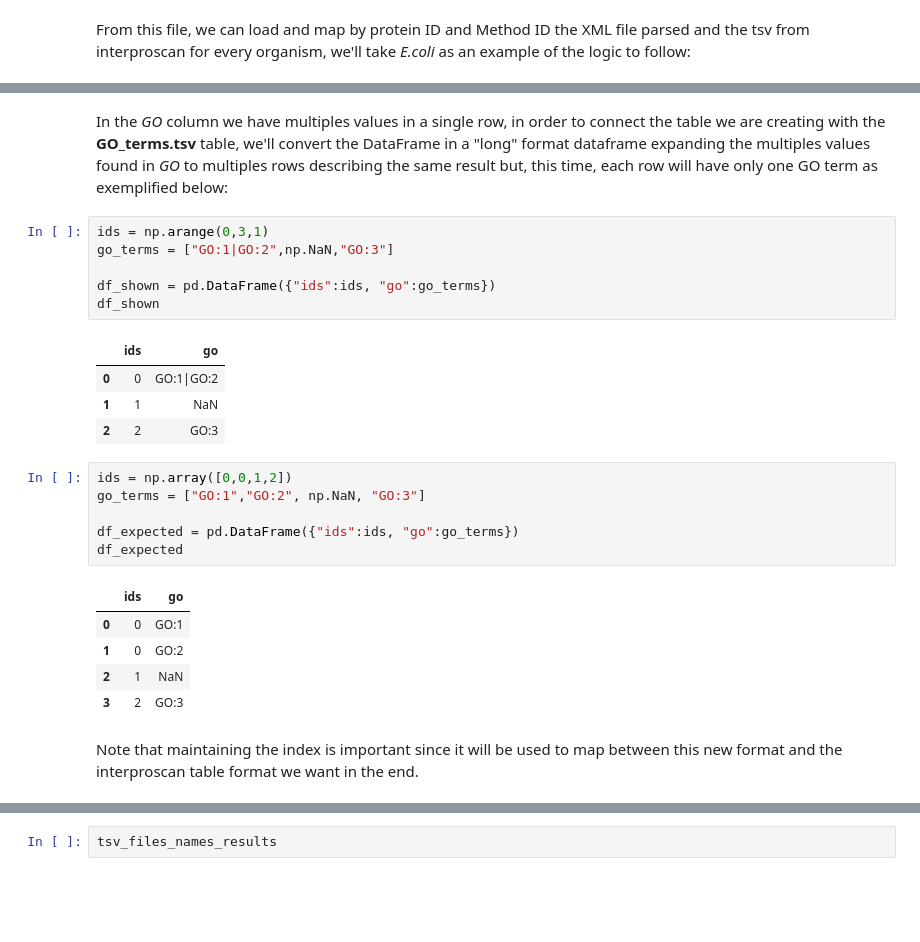
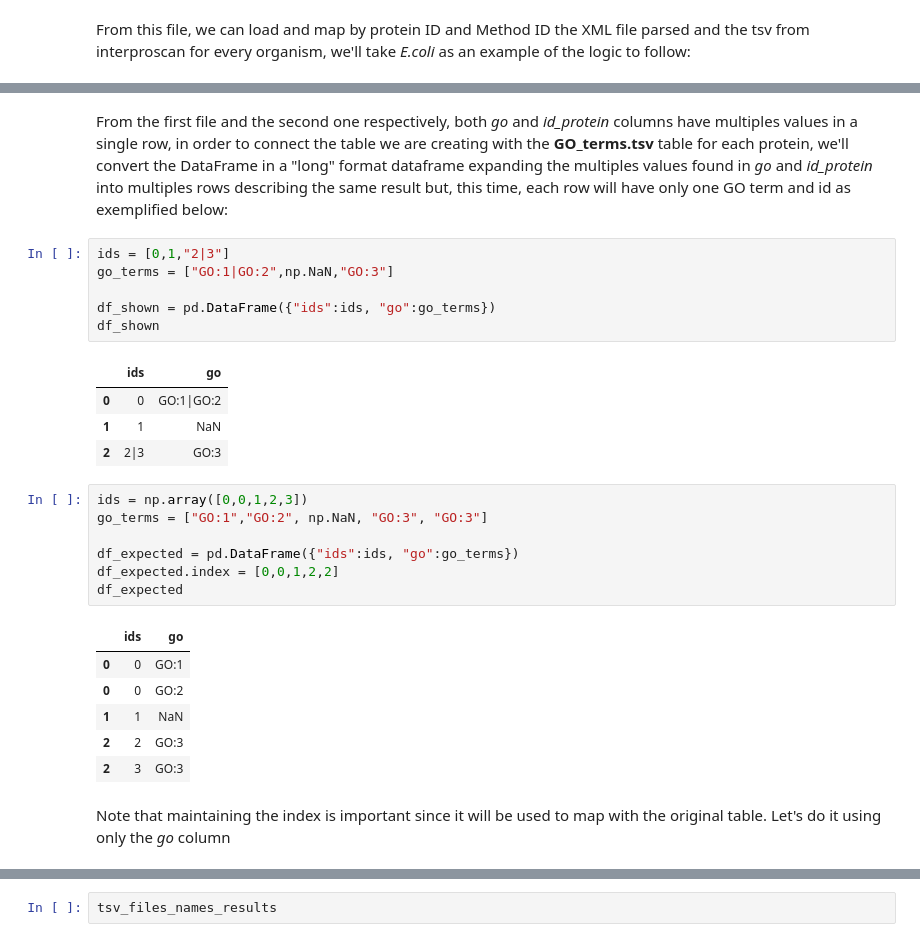
Before and after one commit to Luis-Alat/Functional-Protein-Exploration, a Jupyter notebook: 00_PreprocessingInterpro.ipynb, the cells around one changed output, grey strips where cells are left out. Drawn from its saved outputs; the diff is of its cells as text; blank space fills up the shorter version.

```diff
--- a/00_PreprocessingInterpro.ipynb
+++ b/00_PreprocessingInterpro.ipynb
@@ -250,7 +288,7 @@ full_tsv.head(3)
 # %% [markdown]
-In the *GO* column we have multiples values in a single row, in order to connect the table we are creating with the **GO_terms.tsv** table, we'll convert the DataFrame in a "long" format dataframe expanding the multiples values found in *GO* to multiples rows describing the same result but, this time, each row will have only one GO term as exemplified below:
+From the first file and the second one respectively, both *go* and *id_protein* columns have multiples values in a single row, in order to connect the table we are creating with the **GO_terms.tsv** table for each protein, we'll convert the DataFrame in a "long" format dataframe expanding the multiples values found in *go* and *id_protein* into multiples rows describing the same result but, this time, each row will have only one GO term and id as exemplified below:
 # %%
-ids = np.arange(0,3,1)
+ids = [0,1,"2|3"]
 go_terms = ["GO:1|GO:2",np.NaN,"GO:3"]
 
 df_shown = pd.DataFrame({"ids":ids, "go":go_terms})
@@ -259,18 +297,20 @@ df_shown
 |  | ids | go |
 | 0 | 0 | GO:1|GO:2 |
 | 1 | 1 | NaN |
-| 2 | 2 | GO:3 |
+| 2 | 2|3 | GO:3 |
 # %%
-ids = np.array([0,0,1,2])
-go_terms = ["GO:1","GO:2", np.NaN, "GO:3"]
+ids = np.array([0,0,1,2,3])
+go_terms = ["GO:1","GO:2", np.NaN, "GO:3", "GO:3"]
 
 df_expected = pd.DataFrame({"ids":ids, "go":go_terms})
+df_expected.index = [0,0,1,2,2]
 df_expected
 # %% [output]
 |  | ids | go |
 | 0 | 0 | GO:1 |
-| 1 | 0 | GO:2 |
-| 2 | 1 | NaN |
-| 3 | 2 | GO:3 |
+| 0 | 0 | GO:2 |
+| 1 | 1 | NaN |
+| 2 | 2 | GO:3 |
+| 2 | 3 | GO:3 |
 # %% [markdown]
-Note that maintaining the index is important since it will be used to map between this new format and the interproscan table format we want in the end.
+Note that maintaining the index is important since it will be used to map with the original table. Let's do it using only the *go* column
```
Also changed, not shown: parts of 33 cells of this notebook, 19 other files.
